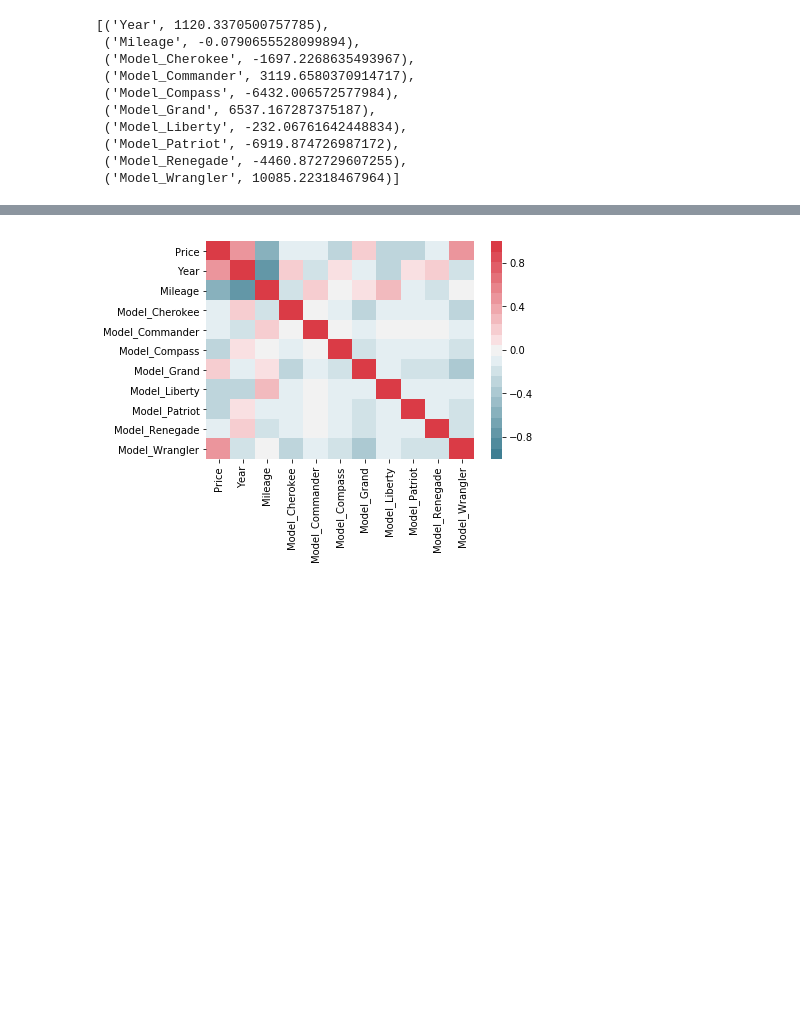
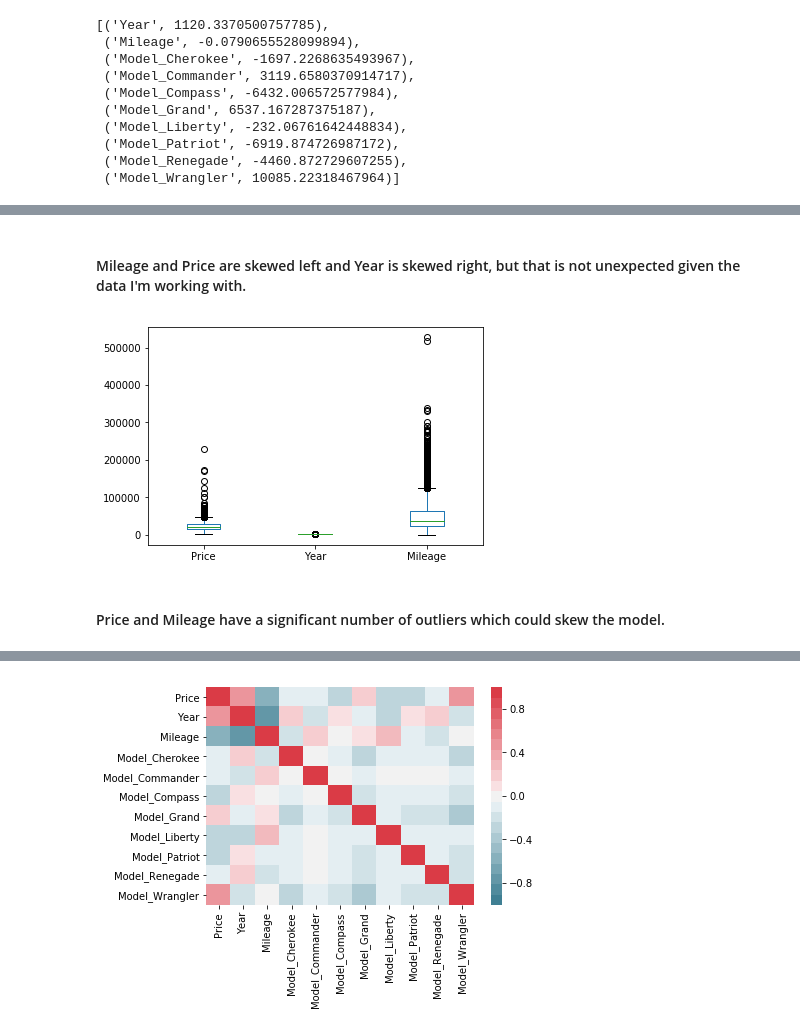
Before and after one commit to JimScheffel/jim_scheffel_final_project_part1, a Jupyter notebook: part2-option1a.ipynb, the cells around one changed output, grey strips where cells are left out. Drawn from its saved outputs; the diff is of its cells as text; code cells hidden in the pictures; blank space fills up the shorter version.

```diff
--- a/part2-option1a.ipynb
+++ b/part2-option1a.ipynb
@@ -138,3 +158,11 @@ The model appears to be underfitting
+# %% [markdown]
+#### Mileage and Price are skewed left and Year is skewed right, but that is not unexpected given the data I'm working with.
+# %%
+ax = jeep.plot(kind='box')
+# %% [output]
+[figure, added]
+# %% [markdown]
+#### Price and Mileage have a significant number of outliers which could skew the model.
 # %%
 jeep_models.corr()
 # %% [output]
```
Also changed, not shown: parts of 20 cells of this notebook.
